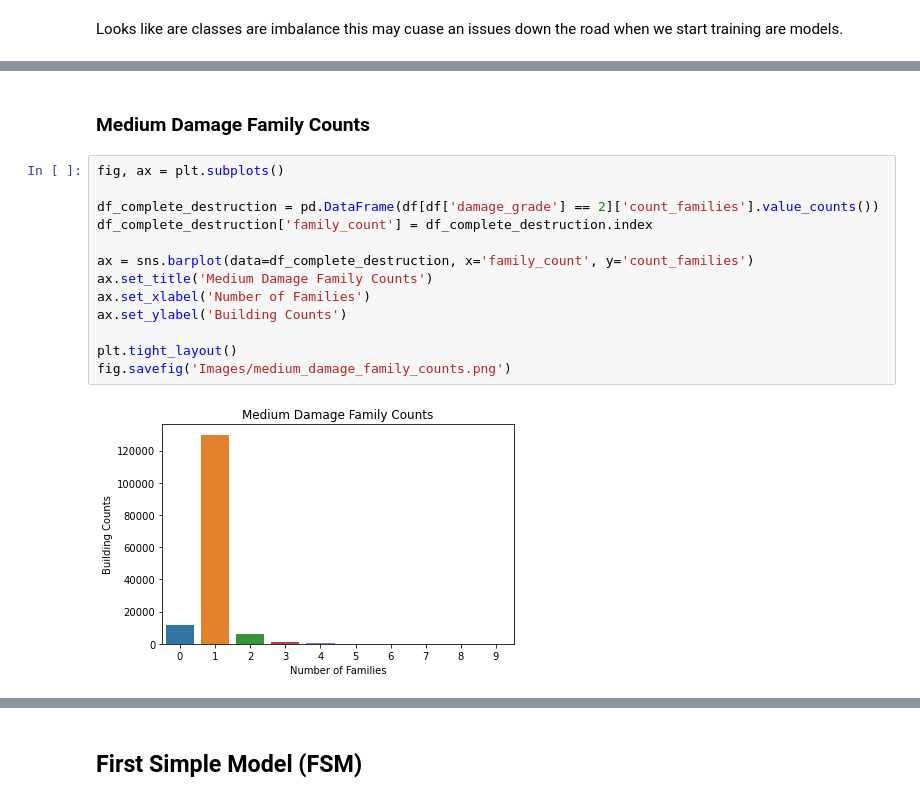
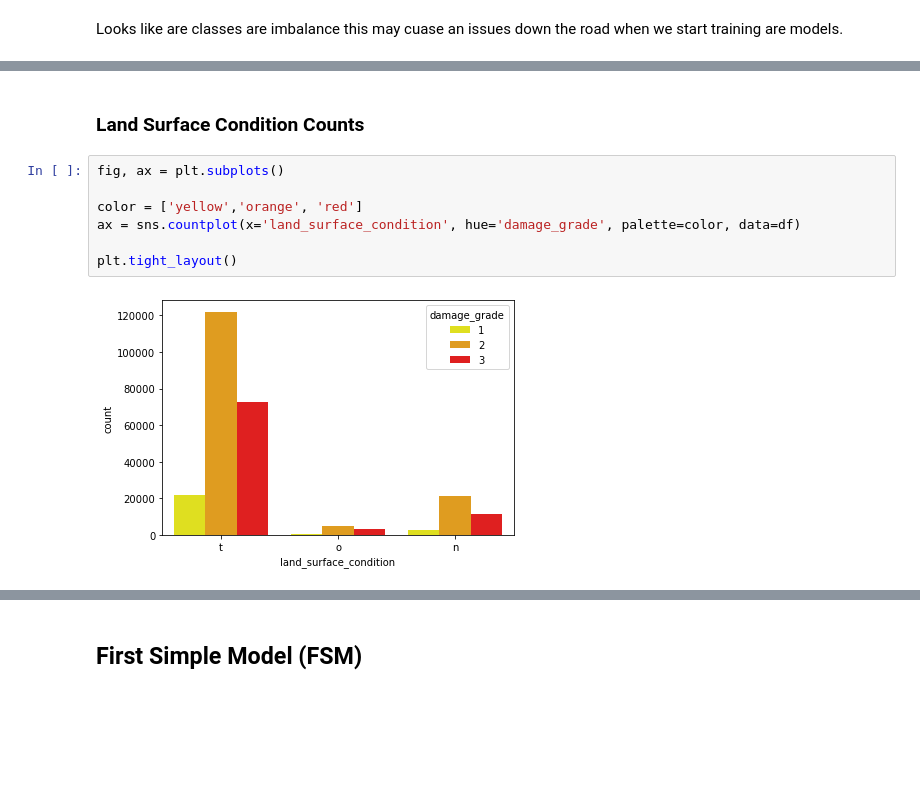
Before and after one commit to WolfnChaos/Capstone-Modeling-Earthquake-Damage, a Jupyter notebook: First_Working_Notebook.ipynb, the cells around one changed output, grey strips where cells are left out. Cells and saved outputs as stored; diff of their text form; blank space fills up the shorter version.

```diff
--- a/First_Working_Notebook.ipynb
+++ b/First_Working_Notebook.ipynb
@@ -218,17 +197,11 @@ fig.savefig('Images/single_family_count.png')
-# %% [markdown]
-### Medium Damage Family Counts
-# %%
-fig, ax = plt.subplots()
-
-df_complete_destruction = pd.DataFrame(df[df['damage_grade'] == 2]['count_families'].value_counts())
-df_complete_destruction['family_count'] = df_complete_destruction.index
-
-ax = sns.barplot(data=df_complete_destruction, x='family_count', y='count_families')
-ax.set_title('Medium Damage Family Counts')
-ax.set_xlabel('Number of Families')
-ax.set_ylabel('Building Counts')
-
-plt.tight_layout()
-fig.savefig('Images/medium_damage_family_counts.png')
-# %% [output]
-[figure, removed]
+# %% [markdown]
+### Land Surface Condition Counts
+# %%
+fig, ax = plt.subplots()
+
+color = ['yellow','orange', 'red']
+ax = sns.countplot(x='land_surface_condition', hue='damage_grade', palette=color, data=df)
+
+plt.tight_layout()
+# %% [output]
+[figure, added]
```
Also changed, not shown: parts of 19 cells of this notebook, 3 other files.
